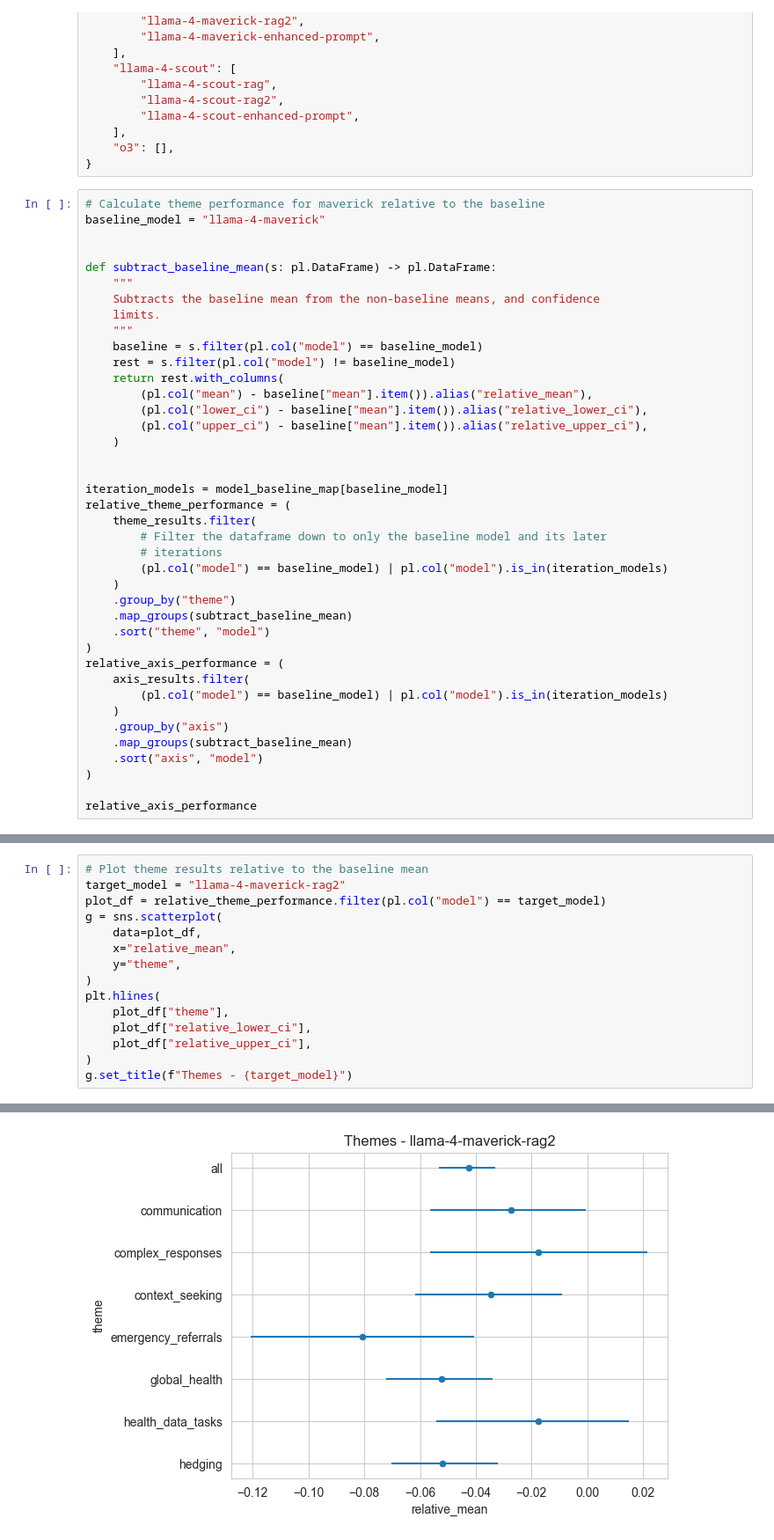
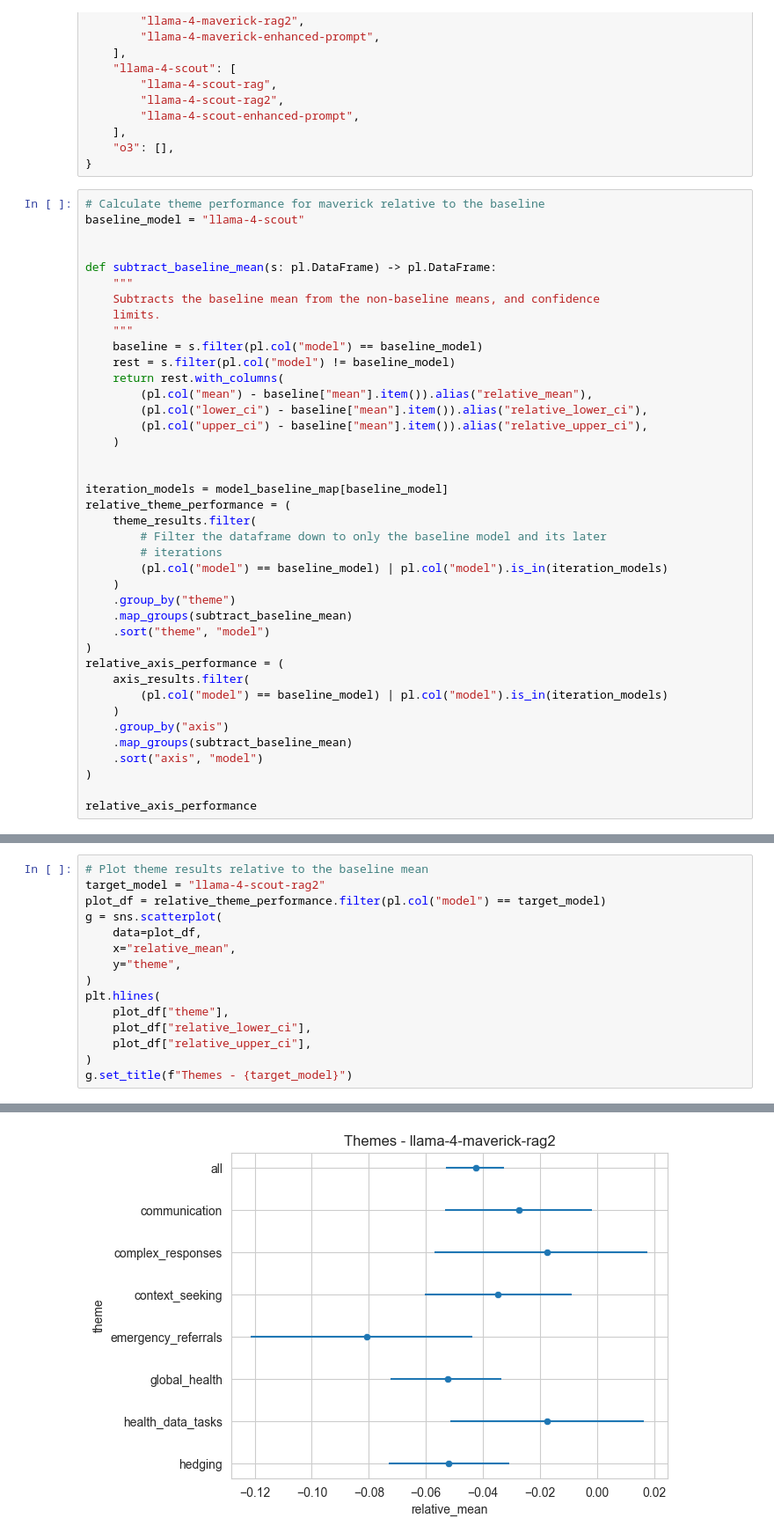
Before and after one commit to atroposhealth/healthbench_fork, a Jupyter notebook: results/plot_results.ipynb, the cells around one changed output, grey strips where cells are left out. Shown: that part at 88% size. Drawn from its saved outputs; the diff is of its cells as text.

```diff
--- a/results/plot_results.ipynb
+++ b/results/plot_results.ipynb
@@ -228,7 +242,7 @@ model_baseline_map = {
 }
 # %%
 # Calculate theme performance for maverick relative to the baseline
-baseline_model = "llama-4-maverick"
+baseline_model = "llama-4-scout"
 
 
 def subtract_baseline_mean(s: pl.DataFrame) -> pl.DataFrame:
@@ -284,20 +298,20 @@ shape: (18, 9)
 # %%
 # Plot theme results relative to the baseline mean
-target_model = "llama-4-maverick-rag2"
+target_model = "llama-4-scout-rag2"
 plot_df = relative_theme_performance.filter(pl.col("model") == target_model)
 g = sns.scatterplot(
     data=plot_df,
     x="relative_mean",
     y="theme",
 )
 plt.hlines(
     plot_df["theme"],
     plot_df["relative_lower_ci"],
     plot_df["relative_upper_ci"],
 )
 g.set_title(f"Themes - {target_model}")
 # %% [output]
 Text(0.5, 1.0, 'Themes - llama-4-maverick-rag2')
-[figure, old version]
+[figure, new version]
 # %%
 # Plot axis results relative to the baseline mean
```
Also changed, not shown: parts of 4 cells of this notebook, 3 other files.
